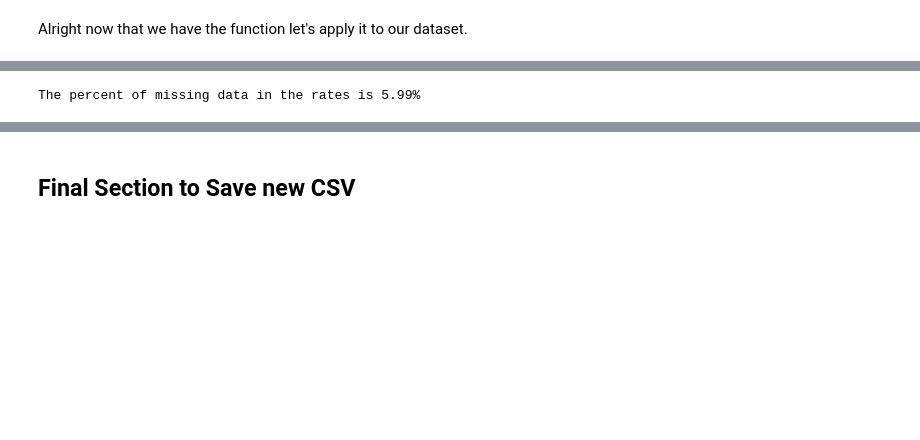
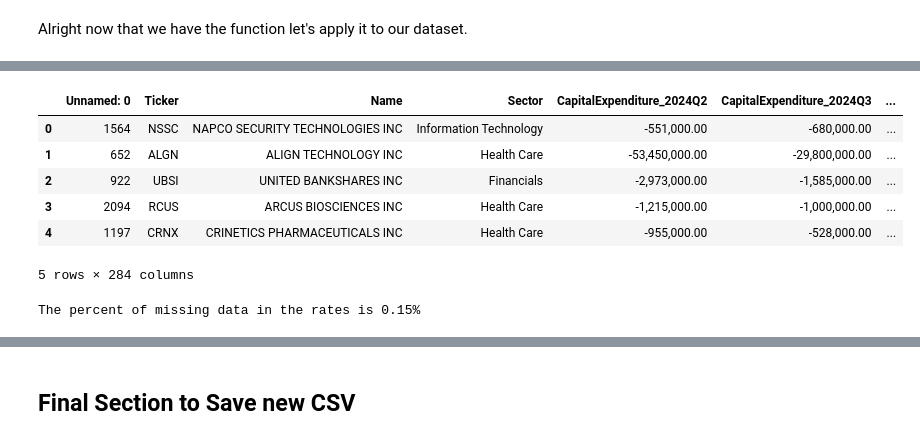
Before and after one commit to tmacpherson6/machine_learning_in_fundamental_valuations, a Jupyter notebook: Notebooks/Thomas/Feature_Engineering_Part_II.ipynb, the cells around one changed output, grey strips where cells are left out. Cells and saved outputs as stored; diff of their text form; code cells hidden in the pictures; blank space fills up the shorter version.

```diff
--- a/Notebooks/Thomas/Feature_Engineering_Part_II.ipynb
+++ b/Notebooks/Thomas/Feature_Engineering_Part_II.ipynb
@@ -254,2 +242,25 @@ def get_raw_rate_data(row, unique_columns, quarters):
+# %%
+def safe_slope(vals: list[float]) -> float:
+    a = np.asarray(vals, float)
+    a = a[np.isfinite(a)]
+    n = a.size
+    if n < 2:
+        return np.nan
+    t = np.arange(n, dtype=float)
+
+    # OLS slope without lstsq
+    St, Sy = t.sum(), a.sum()
+    Stt, Sty = (t*t).sum(), (t*a).sum()
+    denom = n*Stt - St*St
+    if np.isclose(denom, 0.0):
+        return 0.0
+
+    return (n*Sty - St*Sy) / denom
+
+def get_rate_data(row, cols, quarters):
+    for col in cols:
+        vals = [row.get(f"{col}{q}", np.nan) for q in quarters]
+        row[f"{col}_Rate"] = safe_slope(vals)
+    return row
 # %% [markdown]
 Alright now that we have the function let's apply it to our dataset.
@@ -268,8 +267,22 @@ dataset.head()
+# %%
+train_dataset = train_dataset.apply(lambda r: get_rate_data(r, QoQ_columns, QoQ_quarters), axis=1)
+train_dataset = train_dataset.apply(lambda r: get_rate_data(r, unique_columns, quarters), axis=1)
+test_dataset = test_dataset.apply(lambda r: get_rate_data(r, QoQ_columns, QoQ_quarters), axis=1)
+test_dataset = test_dataset.apply(lambda r: get_rate_data(r, unique_columns, quarters), axis=1)
+train_dataset.head()
+# %% [output]
+|  | Unnamed: 0 | Ticker | Name | Sector | CapitalExpenditure_2024Q2 | CapitalExpenditure_2024Q3 | ... |
+| 0 | 1564 | NSSC | NAPCO SECURITY TECHNOLOGIES INC | Information Technology | -551,000.00 | -680,000.00 | ... |
+| 1 | 652 | ALGN | ALIGN TECHNOLOGY INC | Health Care | -53,450,000.00 | -29,800,000.00 | ... |
+| 2 | 922 | UBSI | UNITED BANKSHARES INC | Financials | -2,973,000.00 | -1,585,000.00 | ... |
+| 3 | 2094 | RCUS | ARCUS BIOSCIENCES INC | Health Care | -1,215,000.00 | -1,000,000.00 | ... |
+| 4 | 1197 | CRNX | CRINETICS PHARMACEUTICALS INC | Health Care | -955,000.00 | -528,000.00 | ... |
+5 rows × 284 columns
 # %%
-missing = dataset['CapitalExpenditure_QoQ_25Q1_25Q2'].isna().sum()
-total = dataset.shape[0]
+missing = train_dataset['CapitalExpenditure_QoQ_24Q4_25Q1'].isna().sum()
+total = train_dataset.shape[0]
 ratio =(missing/total)*100
 print(f'The percent of missing data in the rates is {np.round(ratio,2)}%')
 # %% [output]
-The percent of missing data in the rates is 5.99%
+The percent of missing data in the rates is 0.15%
 # %%
```
Also changed, not shown: parts of 18 cells of this notebook, 1 other file.
